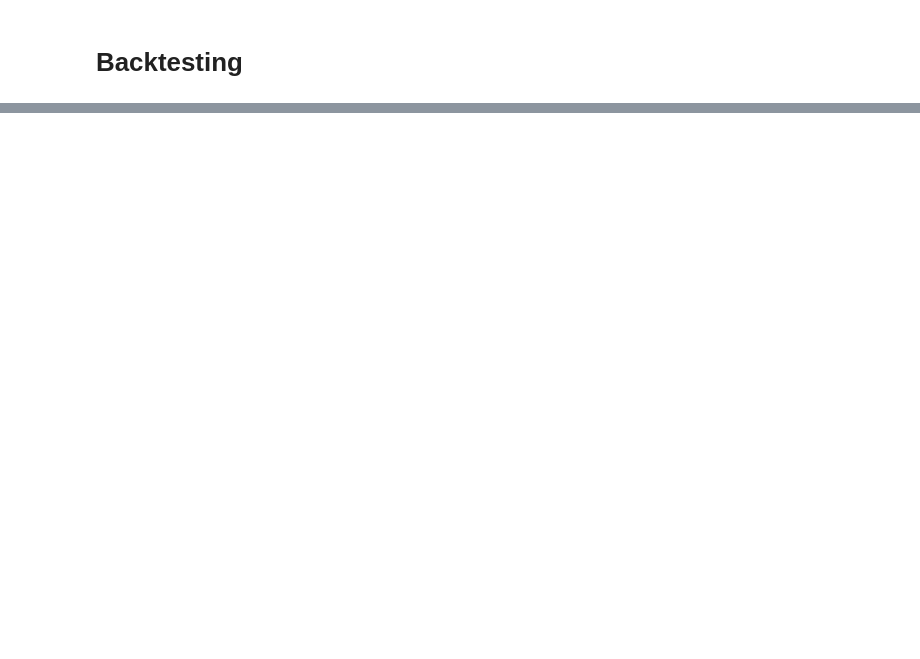
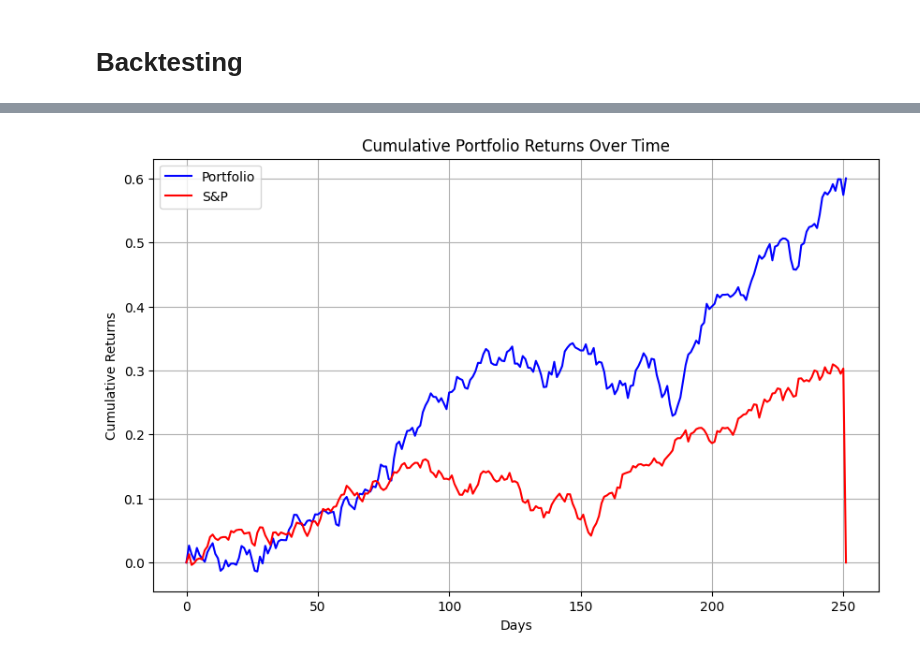
Before and after one commit to henrytang-dev/sparse-tracking-portfolio, a Jupyter notebook: sparse_index_tracking.ipynb, the cells around one changed output, grey strips where cells are left out. Cells and saved outputs as stored; diff of their text form; code cells hidden in the pictures; blank space fills up the shorter version.

Commit message:
Added initial backtest framework logic + TODOs

```diff
--- a/sparse_index_tracking.ipynb
+++ b/sparse_index_tracking.ipynb
@@ -390,0 +440,5 @@ tickers
+# %%
+weights_df = pd.DataFrame(portfolio_weighting.numpy())
+returns_df = pd.DataFrame(ticker_returns.numpy())
+
+index_returns_df = pd.DataFrame(index_returns.numpy())
@@ -390,0 +477,3 @@ tickers
+# %%
+non_zero_weights = weights_df[weights_df > 0].dropna()
+filtered_returns_df = returns_df.loc[:, non_zero_weights.index]
@@ -390,0 +496,3 @@ tickers
+# %%
+weighted_returns = filtered_returns_df.mul(non_zero_weights.values.flatten(), axis=1)
+daily_portfolio_returns = weighted_returns.sum(axis = 1)
@@ -390,0 +530,12 @@ tickers
+# %%
+plt.figure(figsize=(10, 6))
+plt.plot(daily_portfolio_returns, label='Portfolio', color='blue')
+plt.plot(index_returns_df, label="S&P", color='red')
+plt.title('Cumulative Portfolio Returns Over Time')
+plt.xlabel('Days')
+plt.ylabel('Cumulative Returns')
+plt.legend()
+plt.grid(True)
+plt.show()
+# %% [output]
+[figure, added]
```
Also changed, not shown: parts of 12 cells of this notebook.
